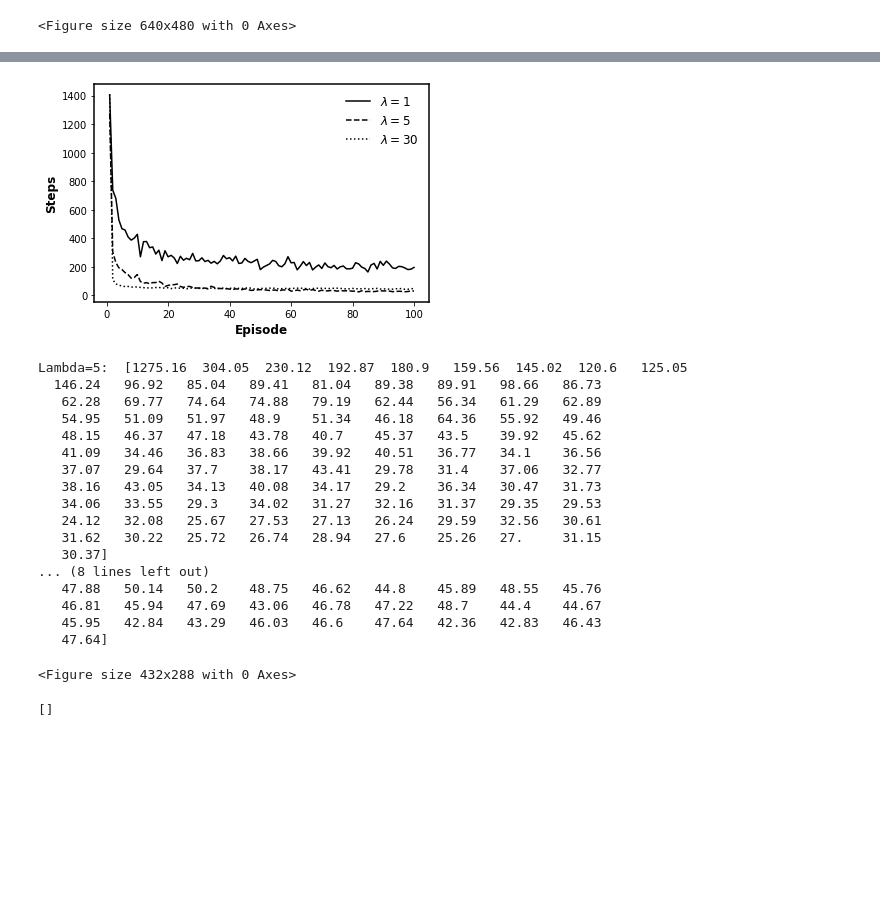
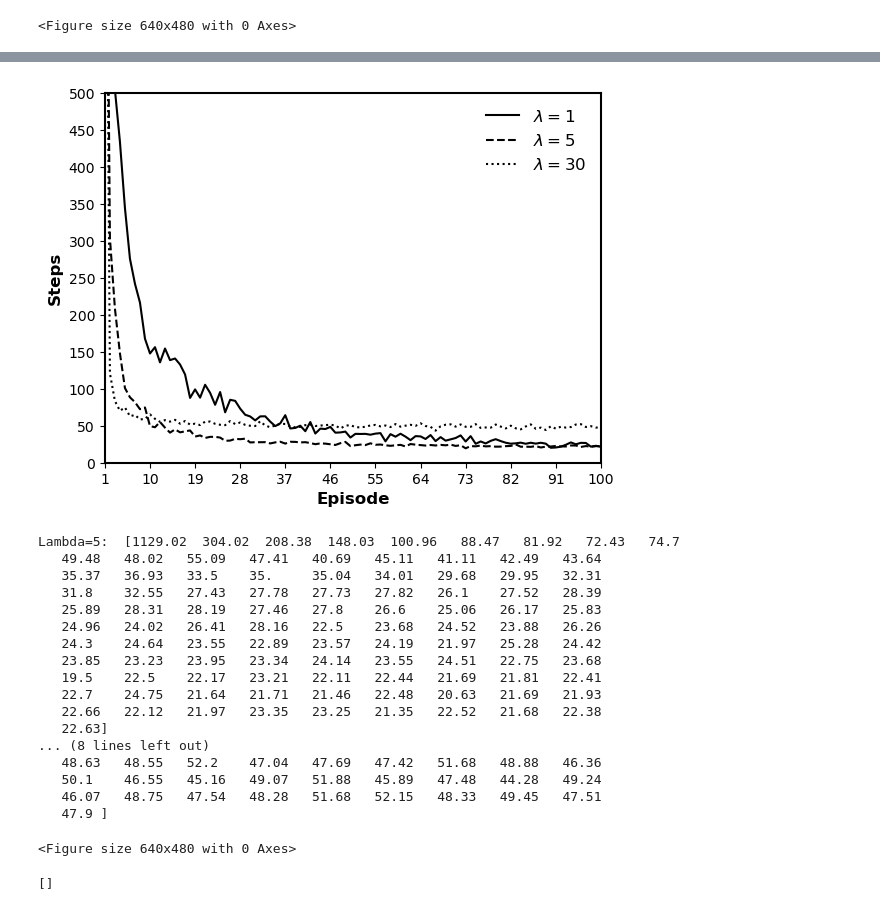
Before and after one commit to GrandJune/HAI, a Jupyter notebook: Denrell2004/Results.ipynb, the cells around one changed output, grey strips where cells are left out. Saved outputs shown, nothing was run; the diff lists cells and outputs as text; code cells hidden in the pictures; blank space fills up the shorter version.

```diff
--- a/Denrell2004/Results.ipynb
+++ b/Denrell2004/Results.ipynb
@@ -301,7 +302,7 @@ for _ in range(100):
     q_agent = Agent(N=10, peak=1)
     steps_across_episode = []
     for index in range(100):
-        q_agent.learn(alpha=0.2, gamma=0)
+        q_agent.learn(alpha=0.2, gamma=0.9)
         steps_across_episode.append(q_agent.steps)
     steps_across_episode_agent.append(steps_across_episode)
 steps_lambda_1 = np.mean(steps_across_episode_agent, axis=0)
@@ -314,68 +315,67 @@ for _ in range(100):
     q_agent = Agent(N=10, peak=1)
     steps_across_episode = []
     for index in range(100):
-        q_agent.learn_with_lambda(alpha=0.2, gamma=0, lambda_=lambda_)
+        q_agent.learn_with_lambda(alpha=0.2, gamma=0.9, lambda_=lambda_)
         steps_across_episode.append(q_agent.steps)
     steps_across_episode_agent.append(steps_across_episode)
 steps_lambda_5 = np.mean(steps_across_episode_agent, axis=0)
 
 lambda_ = 30
 steps_lambda_30 = []
 steps_across_episode_agent = []
 for _ in range(100):
     np.random.seed(None)
     q_agent = Agent(N=10, peak=1)
     steps_across_episode = []
     for index in range(100):
         q_agent.learn_with_lambda(alpha=0.2, gamma=0.9, lambda_=lambda_)
         steps_across_episode.append(q_agent.steps)
     steps_across_episode_agent.append(steps_across_episode)
 steps_lambda_30 = np.mean(steps_across_episode_agent, axis=0)
 
-# Figure 1: Ave Max Q across Hamming Distance
+# Figure 4: Steps across Episodes
 x =  range(1, 101)
 # x = [50, 100, 150]
 fig, ax = plt.subplots()
 ax.spines["left"].set_linewidth(1.5)
 ax.spines["right"].set_linewidth(1.5)
 ax.spines["top"].set_linewidth(1.5)
 ax.spines["bottom"].set_linewidth(1.5)
-plt.plot(x, steps_lambda_1, "k-", label="$\lambda={0}$".format(1))
-plt.plot(x, steps_lambda_5, "k--", label="$\lambda={0}$".format(5))
-plt.plot(x, steps_lambda_30, "k:", label="$\lambda={0}$".format(30))
-# plt.plot(x, max_performance, "k-v", label="Max")
+plt.plot(x, steps_lambda_1, "k-", label=r"$\lambda={0}$".format(1))
+plt.plot(x, steps_lambda_5, "k--", label=r"$\lambda={0}$".format(5))
+plt.plot(x, steps_lambda_30, "k:", label=r"$\lambda={0}$".format(30))
 plt.xlabel("Episode", fontweight='bold', fontsize=12)
 plt.ylabel('Steps', fontweight='bold', fontsize=12)
-# plt.xticks(x)
-# ax.set_ylim(0, 0.7)
+ax.set_xlim(1, 100)
+ax.set_xticks(range(1, 101, 9))
+ax.set_ylim(0, 500)
+ax.set_yticks(range(0, 501, 50))
 plt.legend(frameon=False, ncol=1, fontsize=12)
 plt.savefig(r"Steps_across_episode_lambda.png", transparent=True, dpi=300)
 plt.show()
 plt.clf()
 print("Lambda=5: ", steps_lambda_5)
 print("Lambda=30: ", steps_lambda_30)
-# should be start with 0.73 (max) and 0.82 (softmax)
-# at the third sample, should be as close as to 1% difference
 # %% [output]
-[figure, old version]
+[figure, new version]
-Lambda=5:  [1275.16  304.05  230.12  192.87  180.9   159.56  145.02  120.6   125.05
-  146.24   96.92   85.04   89.41   81.04   89.38   89.91   98.66   86.73
-   62.28   69.77   74.64   74.88   79.19   62.44   56.34   61.29   62.89
-   54.95   51.09   51.97   48.9    51.34   46.18   64.36   55.92   49.46
-   48.15   46.37   47.18   43.78   40.7    45.37   43.5    39.92   45.62
-   41.09   34.46   36.83   38.66   39.92   40.51   36.77   34.1    36.56
-   37.07   29.64   37.7    38.17   43.41   29.78   31.4    37.06   32.77
-   38.16   43.05   34.13   40.08   34.17   29.2    36.34   30.47   31.73
-   34.06   33.55   29.3    34.02   31.27   32.16   31.37   29.35   29.53
-   24.12   32.08   25.67   27.53   27.13   26.24   29.59   32.56   30.61
-   31.62   30.22   25.72   26.74   28.94   27.6    25.26   27.     31.15
-   30.37]
+Lambda=5:  [1129.02  304.02  208.38  148.03  100.96   88.47   81.92   72.43   74.7
+   49.48   48.02   55.09   47.41   40.69   45.11   41.11   42.49   43.64
+   35.37   36.93   33.5    35.     35.04   34.01   29.68   29.95   32.31
+   31.8    32.55   27.43   27.78   27.73   27.82   26.1    27.52   28.39
+   25.89   28.31   28.19   27.46   27.8    26.6    25.06   26.17   25.83
+   24.96   24.02   26.41   28.16   22.5    23.68   24.52   23.88   26.26
+   24.3    24.64   23.55   22.89   23.57   24.19   21.97   25.28   24.42
+   23.85   23.23   23.95   23.34   24.14   23.55   24.51   22.75   23.68
+   19.5    22.5    22.17   23.21   22.11   22.44   21.69   21.81   22.41
+   22.7    24.75   21.64   21.71   21.46   22.48   20.63   21.69   21.93
+   22.66   22.12   21.97   23.35   23.25   21.35   22.52   21.68   22.38
+   22.63]
 ... (8 lines left out)
-   47.88   50.14   50.2    48.75   46.62   44.8    45.89   48.55   45.76
-   46.81   45.94   47.69   43.06   46.78   47.22   48.7    44.4    44.67
-   45.95   42.84   43.29   46.03   46.6    47.64   42.36   42.83   46.43
-   47.64]
+   48.63   48.55   52.2    47.04   47.69   47.42   51.68   48.88   46.36
+   50.1    46.55   45.16   49.07   51.88   45.89   47.48   44.28   49.24
+   46.07   48.75   47.54   48.28   51.68   52.15   48.33   49.45   47.51
+   47.9 ]
-<Figure size 432x288 with 0 Axes>
+<Figure size 640x480 with 0 Axes>
 # %%
 # %% [output]
 []
```
Also changed, not shown: parts of 2 cells of this notebook, 2 other files.
